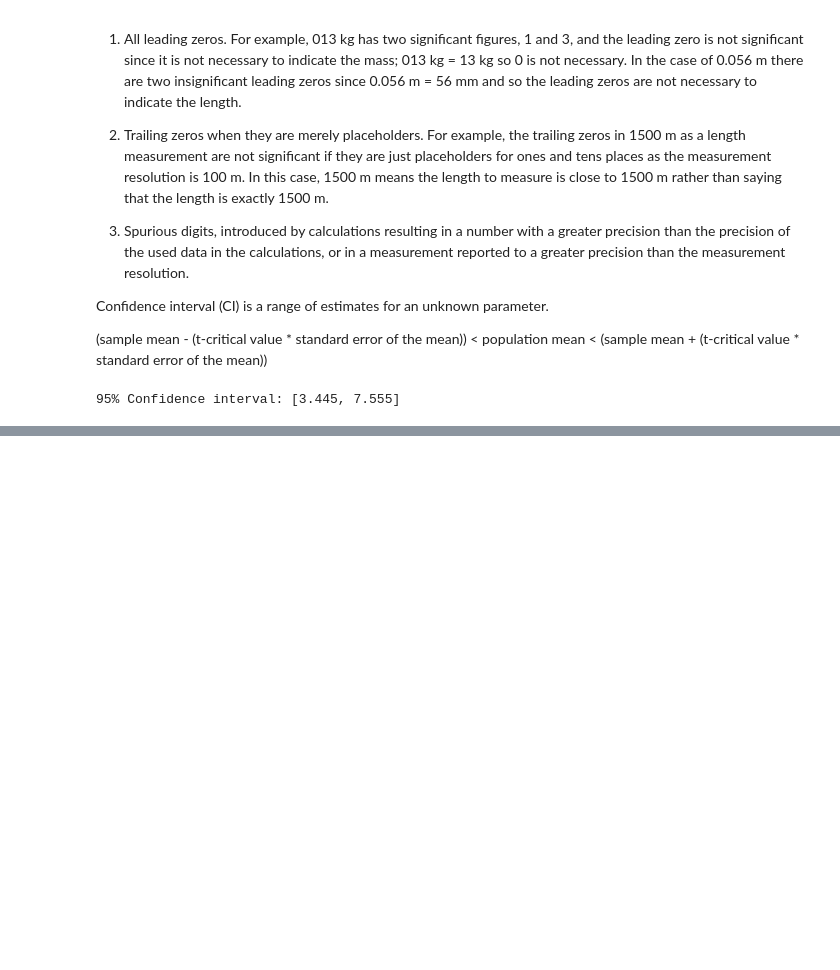
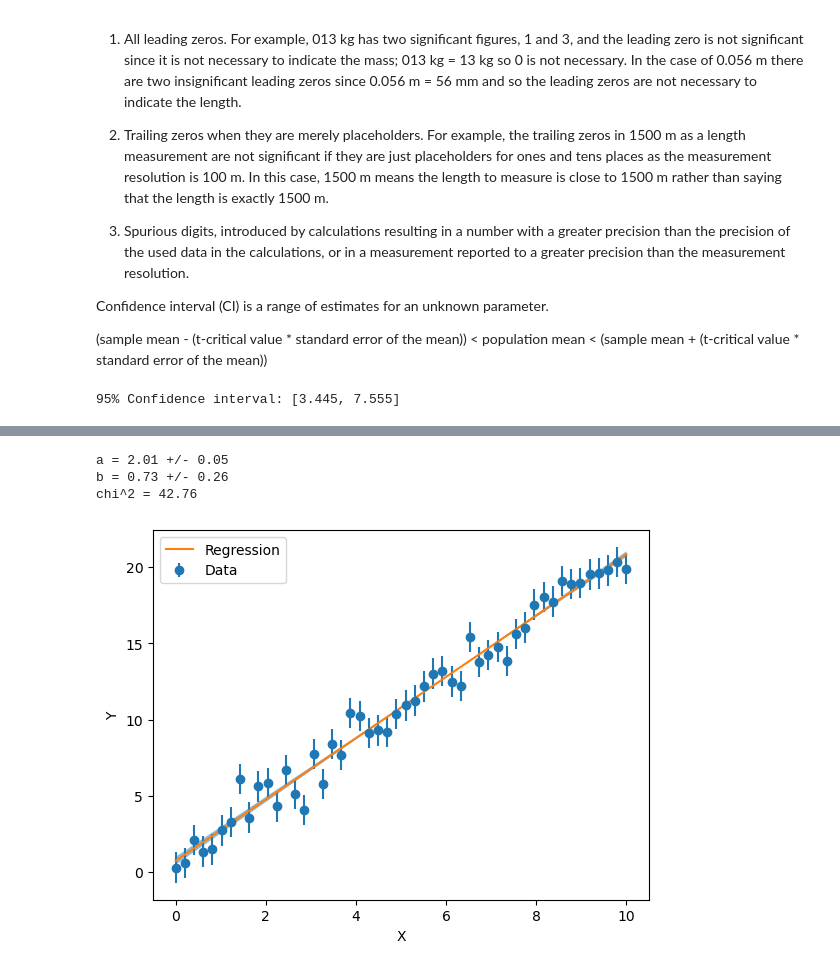
Before and after one commit to MinwooKim1990/Dictionary, a Jupyter notebook: Statistics_Dic.ipynb, the cells around one changed output, grey strips where cells are left out. Cells and saved outputs as stored; diff of their text form; code cells hidden in the pictures; blank space fills up the shorter version.

```diff
--- a/Statistics_Dic.ipynb
+++ b/Statistics_Dic.ipynb
@@ -200,0 +217,28 @@ plt.show()
+# %%
+import numpy as np
+import matplotlib.pyplot as plt
+from scipy.optimize import curve_fit
+x = np.linspace(0, 10, 50)
+y = 2 * x + 1 + np.random.normal(0, 1, len(x)) # Generate artificial data for the regression
+dy = np.ones_like(y)
+def linear(x, a, b): # Define the model function
+    return a * x + b
+params, covariance = curve_fit(linear, x, y, sigma=dy) # Perform the regression
+a, b = params
+da, db = np.sqrt(np.diag(covariance))
+chi2 = np.sum((linear(x, a, b) - y)**2 / dy**2) # Calculate the chi-square value
+plt.errorbar(x, y, dy, fmt='o', label='Data') # Plot the data and the regression line
+plt.plot(x, linear(x, a, b), label='Regression')
+plt.xlabel('X')
+plt.ylabel('Y')
+plt.legend()
+plt.fill_between(x, linear(x, a + da, b - db), linear(x, a - da, b + db), alpha=0.5) # Add error bars to the plot
+print(f"a = {a:.2f} +/- {da:.2f}") # Print the results
+print(f"b = {b:.2f} +/- {db:.2f}")
+print(f"chi^2 = {chi2:.2f}")
+plt.show()
+# %% [output]
+a = 2.01 +/- 0.05
+b = 0.73 +/- 0.26
+chi^2 = 42.76
+[figure, added]
```
Also changed, not shown: parts of 4 cells of this notebook.
